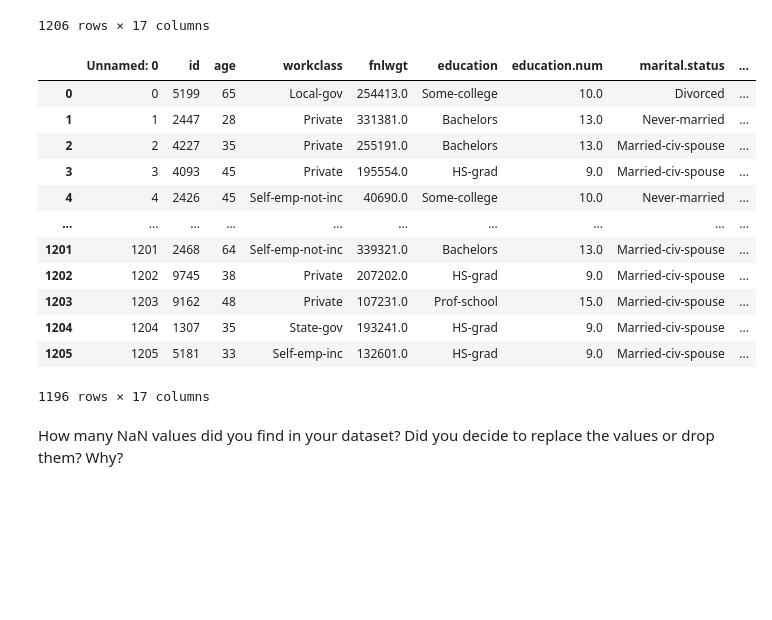
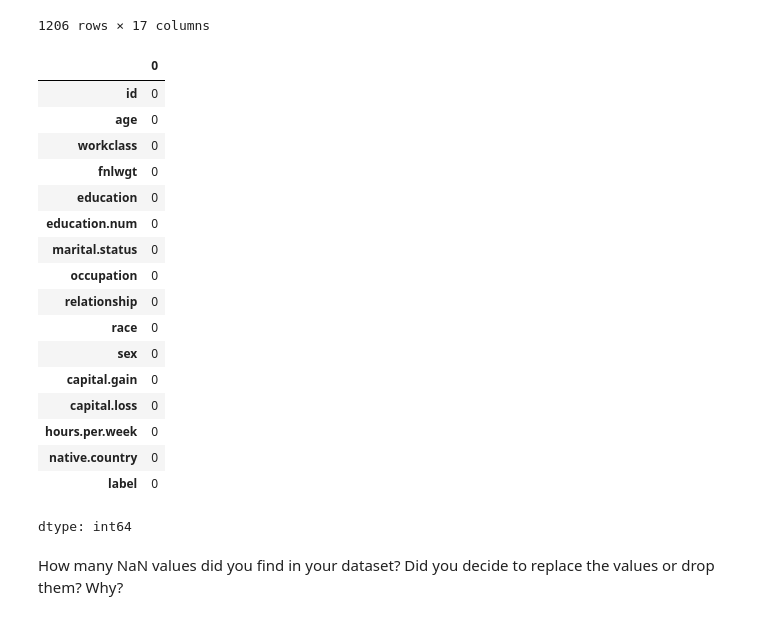
Before and after one commit to sujathasivaraman/mlai, a Jupyter notebook: Copy_of_Part_1__Examining_the_Problem_and_Dataset.ipynb, the cells around one changed output. Drawn from its saved outputs; the diff is of its cells as text; code cells hidden in the pictures; blank space fills up the shorter version.

```diff
--- a/Copy_of_Part_1__Examining_the_Problem_and_Dataset.ipynb
+++ b/Copy_of_Part_1__Examining_the_Problem_and_Dataset.ipynb
@@ -45,8 +43,8 @@ print("import statements run")
 # %%
-
+%%capture
 
 # @title Project Selection
-Project = "Heart Disease Detection" # @param ["Salary Prediction","Heart Disease Detection","Weather Classification"]
+Project = "Salary Prediction" # @param ["Salary Prediction","Heart Disease Detection","Weather Classification"]
 
 if Project == "Salary Prediction":
   url = "https://drive.google.com/uc?id=10abbbVs3fQSK_Dqig_gzS22CKT6IMsOl"
@@ -59,9 +57,6 @@ elif Project == "Heart Disease Detection":
 elif Project == "Weather Classification":
   url = "https://drive.google.com/uc?id=1ukw5BvceV-F2eeiS6pd3xRiffFBdtBGO"
   df = pd.read_csv(url)
-
-
-  print("Ran project selection")
 # %% [markdown]
 # PART II: Understanding Your Project
 # %% [markdown]
@@ -313,22 +304,28 @@ df
 # %%
 df.isnull()
 # for column in df.columns:
-df_clean = df.dropna()
-df_clean
+df = df.dropna()
+df = df.drop('Unnamed: 0', axis=1)
+df.isnull().sum()
 # %% [output]
-|  | Unnamed: 0 | id | age | workclass | fnlwgt | education | education.num | marital.status | ... |
-| 0 | 0 | 5199 | 65 | Local-gov | 254413.0 | Some-college | 10.0 | Divorced | ... |
-| 1 | 1 | 2447 | 28 | Private | 331381.0 | Bachelors | 13.0 | Never-married | ... |
-| 2 | 2 | 4227 | 35 | Private | 255191.0 | Bachelors | 13.0 | Married-civ-spouse | ... |
-| 3 | 3 | 4093 | 45 | Private | 195554.0 | HS-grad | 9.0 | Married-civ-spouse | ... |
-| 4 | 4 | 2426 | 45 | Self-emp-not-inc | 40690.0 | Some-college | 10.0 | Never-married | ... |
-| ... | ... | ... | ... | ... | ... | ... | ... | ... | ... |
-| 1201 | 1201 | 2468 | 64 | Self-emp-not-inc | 339321.0 | Bachelors | 13.0 | Married-civ-spouse | ... |
-| 1202 | 1202 | 9745 | 38 | Private | 207202.0 | HS-grad | 9.0 | Married-civ-spouse | ... |
-| 1203 | 1203 | 9162 | 48 | Private | 107231.0 | Prof-school | 15.0 | Married-civ-spouse | ... |
-| 1204 | 1204 | 1307 | 35 | State-gov | 193241.0 | HS-grad | 9.0 | Married-civ-spouse | ... |
-| 1205 | 1205 | 5181 | 33 | Self-emp-inc | 132601.0 | HS-grad | 9.0 | Married-civ-spouse | ... |
+|  | 0 |
+| id | 0 |
+| age | 0 |
+| workclass | 0 |
+| fnlwgt | 0 |
+| education | 0 |
+| education.num | 0 |
+| marital.status | 0 |
+| occupation | 0 |
+| relationship | 0 |
+| race | 0 |
+| sex | 0 |
+| capital.gain | 0 |
+| capital.loss | 0 |
+| hours.per.week | 0 |
+| native.country | 0 |
+| label | 0 |
-1196 rows × 17 columns
+dtype: int64
 # %% [markdown]
 How many NaN values did you find in your dataset? Did you decide to replace the values or drop them? Why?
 # %%
```
Also changed, not shown: parts of 10 cells of this notebook.
